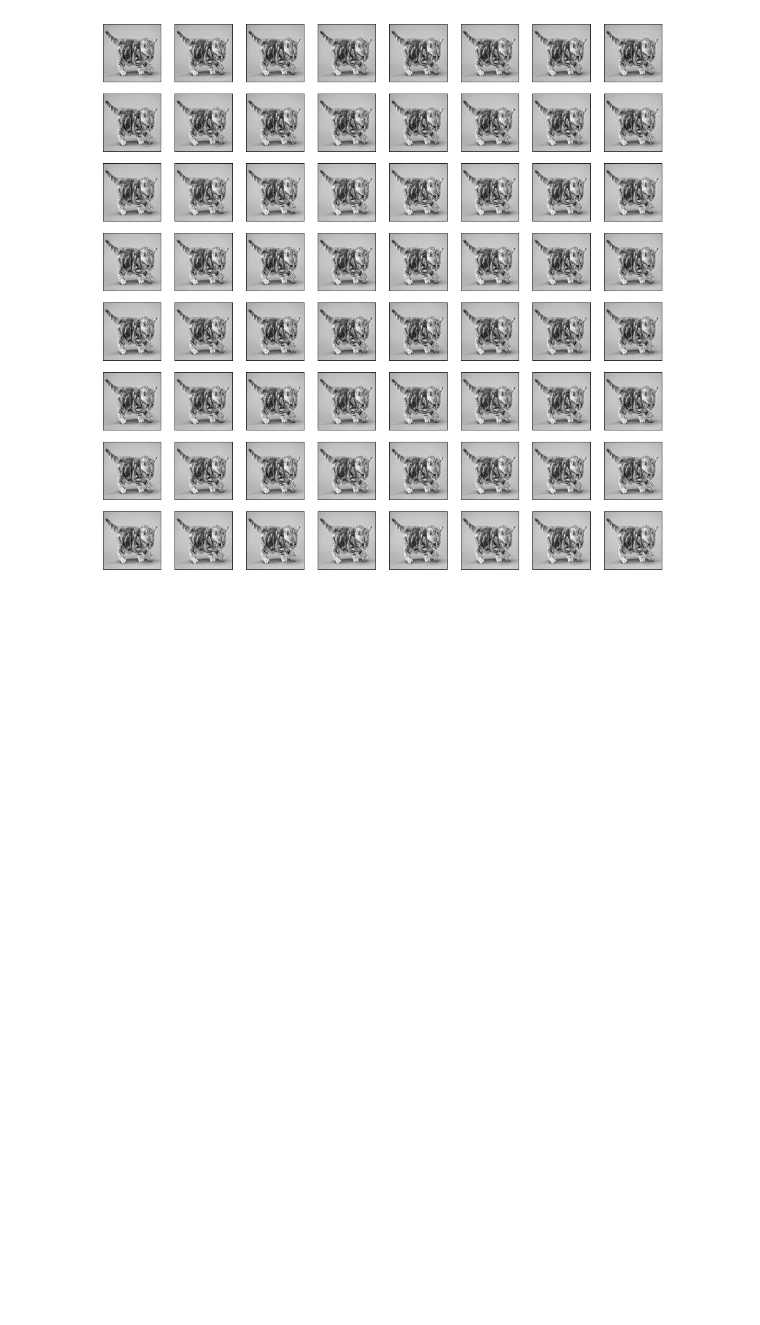
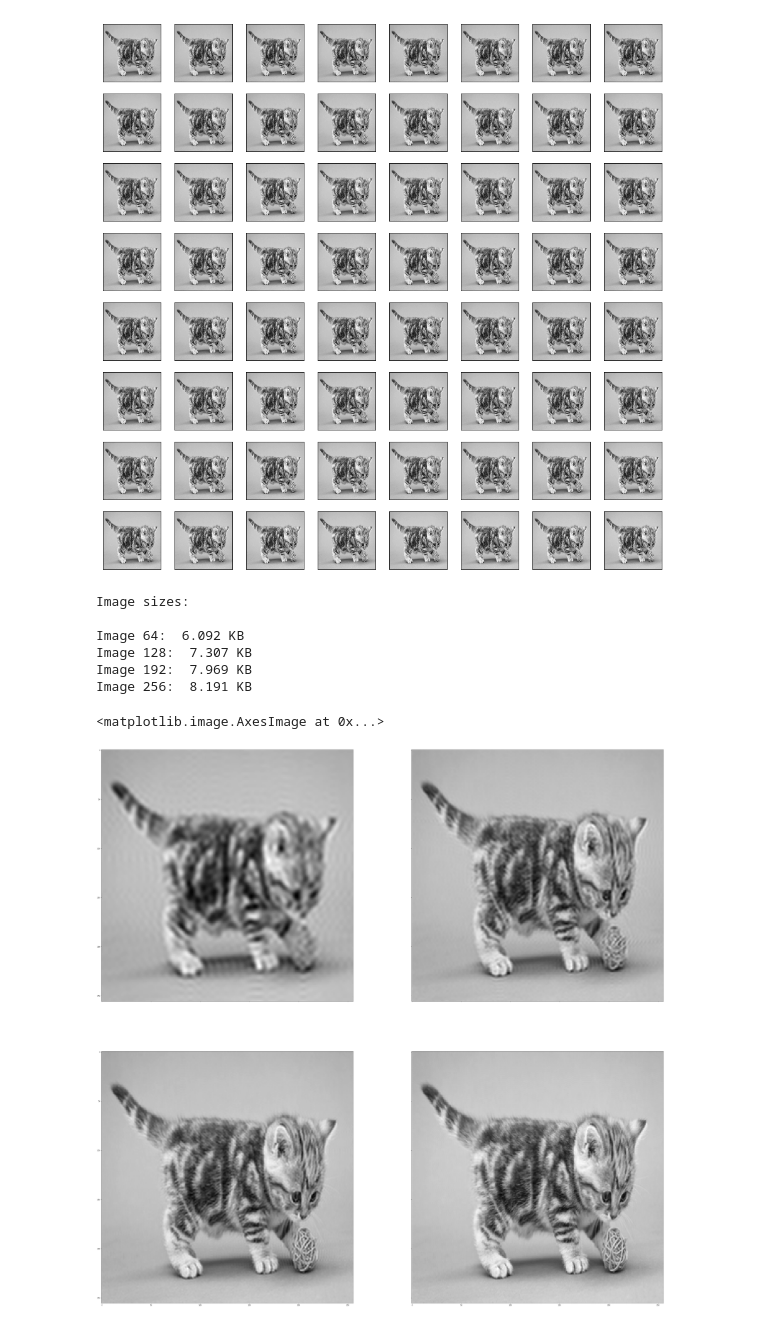
Before and after one commit to Pljosan/NIseminarski, a Jupyter notebook: JPEG compression.ipynb, the cells around one changed output. Saved outputs shown, nothing was run; the diff lists cells and outputs as text; code cells hidden in the pictures; blank space fills up the shorter version.

Commit message:
Greyscale image comparison

```diff
--- a/JPEG compression.ipynb
+++ b/JPEG compression.ipynb
@@ -78,0 +86,38 @@ for ii in range(192, 256):
+# %%
+image_64 = compressed_images[63]
+image_64_path = directory + 'slika_out64.jpg'
+image_64.save(image_64_path)
+
+image_128 = compressed_images[127]
+image_128_path = directory + 'slika_out128.jpg'
+image_128.save(image_128_path)
+
+image_192 = compressed_images[191]
+image_192_path = directory + 'slika_out192.jpg'
+image_192.save(image_192_path)
+
+image_256 = compressed_images[255]
+image_256_path = directory + 'slika_out256.jpg'
+image_256.save(image_256_path)
+
+print("Image sizes:\n")
+print("Image 64: ", os.path.getsize(image_64_path) / 1000.0, 'KB')
+print("Image 128: ", os.path.getsize(image_128_path) / 1000.0, 'KB')
+print("Image 192: ", os.path.getsize(image_192_path) / 1000.0, 'KB')
+print("Image 256: ", os.path.getsize(image_256_path) / 1000.0, 'KB')
+# %% [output]
+Image sizes:
+
+Image 64:  6.092 KB
+Image 128:  7.307 KB
+Image 192:  7.969 KB
+Image 256:  8.191 KB
+# %%
+fig, ((ax1, ax2), (ax3, ax4)) = plt.subplots(2, 2, sharex='col', sharey='row', figsize=(64, 64))
+ax1.imshow(image_64, cmap=plt.cm.gray)
+ax2.imshow(image_128, cmap=plt.cm.gray)
+ax3.imshow(image_192, cmap=plt.cm.gray)
+ax4.imshow(image_256, cmap=plt.cm.gray)
+# %% [output]
+<matplotlib.image.AxesImage at 0x...>
+[figure, added]
```
Also changed, not shown: parts of 2 cells of this notebook.
